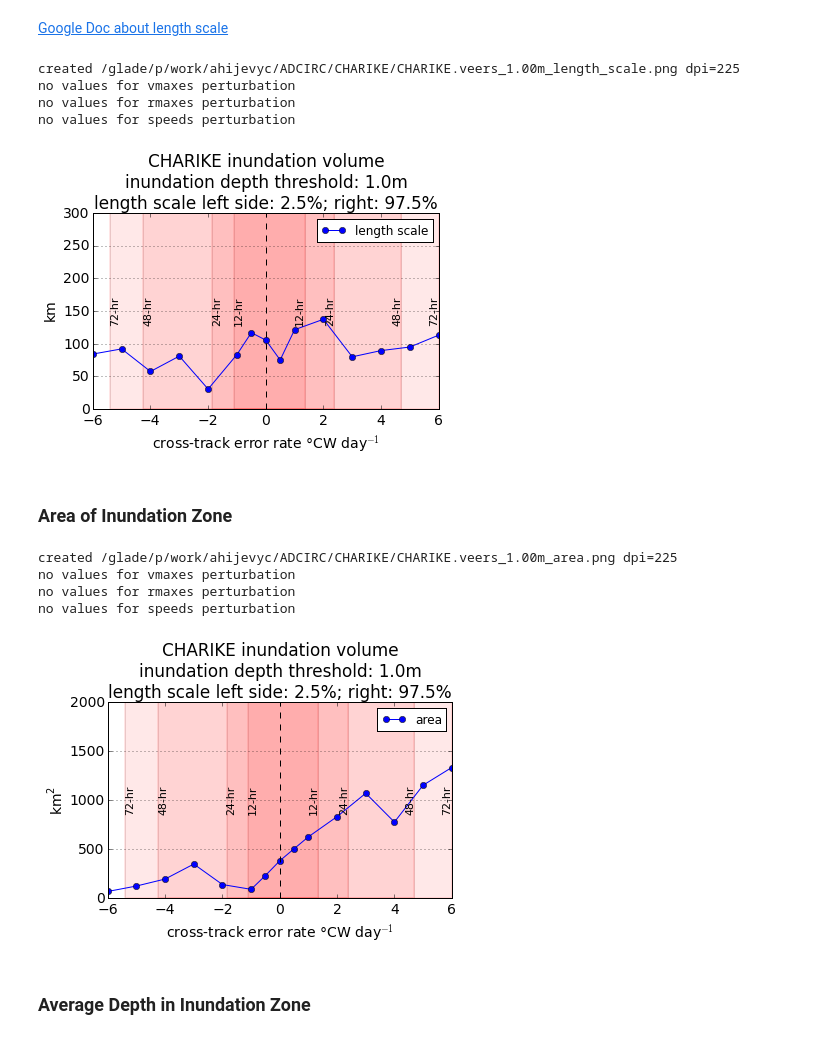
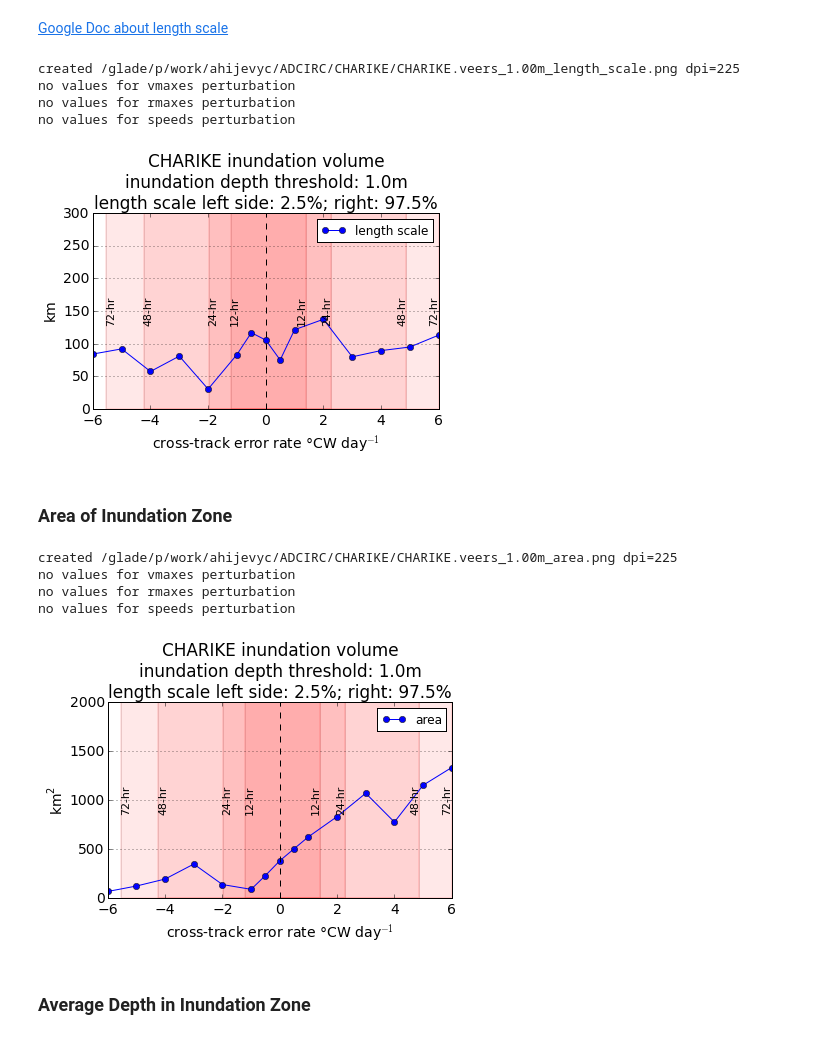
Before and after one commit to ahijevyc/ADCIRC, a Jupyter notebook: CHARIKE.ipynb, the cells around one changed output. Cells and saved outputs as stored; diff of their text form; code cells hidden in the pictures.

```diff
--- a/CHARIKE.ipynb
+++ b/CHARIKE.ipynb
@@ -521,8 +549,7 @@ for perturbation in [veers, vmaxes, rmaxes, speeds]:
     legend = ax[0].legend(loc='best', fontsize=12)
     ax[0].set_xlabel(perturbation.xlabel)
     ax[0].axvline(x=0, linestyle='dashed', color='black')
-    if perturbation.name == 'veers':
-        track_forecast_err_boxes(ax[0])
+    forecast_err_boxes(ax[0],perturbation)
 
     m = map_points(ax[1], meshlon[imaxs], meshlat[imaxs], marker='o', color=line[0].get_color())
     ax[1].set_title('Locations of Max. Water Level for\n'+perturbation.xlabel)
@@ -554,8 +581,7 @@ for perturbation in [veers, vmaxes, rmaxes, speeds]:
     legend = plt.legend(loc='best', fontsize=12)
     plt.xlabel(perturbation.xlabel)
     plt.axvline(x=0, linestyle='dashed', color='black')
-    if perturbation.name == 'veers':
-        track_forecast_err_boxes(ax)
+    forecast_err_boxes(ax, perturbation)
 
 
     status = mysavfig(perturbation.storm.basedir+perturbation.storm.name+'.'+perturbation.name+'_'+perturbation.Ithresh+'_length_scale.png',dpi=225)
@@ -564,37 +590,35 @@ created /glade/p/work/ahijevyc/ADCIRC/CHARIKE/CHARIKE.veers_1.00m_length_scale.p
 no values for vmaxes perturbation
 no values for rmaxes perturbation
 no values for speeds perturbation
-[figure, old version]
+[figure, new version]
 # %% [markdown]
 ### Area of Inundation Zone
 # %%
 for perturbation in [veers, vmaxes, rmaxes, speeds]:
     if len(perturbation.values) == 0:
         print "no values for "+perturbation.name+" perturbation"
         continue
 
     fig, ax = plt.subplots()
     plt.plot(perturbation.values,perturbation.area,marker='o',label='area')
     plt.tight_layout(rect=(0.04,0.03,1,0.9))
     plt.ylabel('$\mathregular{km^2}$')
     plt.title(perturbation.title)
     ax.yaxis.grid()
     ax.set_ylim(0,2000)
     if perturbation.storm.name == 'IKE': ax.set_ylim(0,18000)
     legend = plt.legend(loc='best', fontsize=12)
     plt.xlabel(perturbation.xlabel)
     plt.axvline(x=0, linestyle='dashed', color='black')
-    if perturbation.name == 'veers':
-        track_forecast_err_boxes(ax)
-
+    forecast_err_boxes(ax, perturbation)
 
     status = mysavfig(perturbation.storm.basedir+perturbation.storm.name+'.'+perturbation.name+'_'+perturbation.Ithresh+'_area.png',dpi=225)
 # %% [output]
 created /glade/p/work/ahijevyc/ADCIRC/CHARIKE/CHARIKE.veers_1.00m_area.png dpi=225
 no values for vmaxes perturbation
 no values for rmaxes perturbation
 no values for speeds perturbation
-[figure, old version]
+[figure, new version]
 # %% [markdown]
 ### Average Depth in Inundation Zone
 # %%
```
Also changed, not shown: parts of 5 cells of this notebook.
